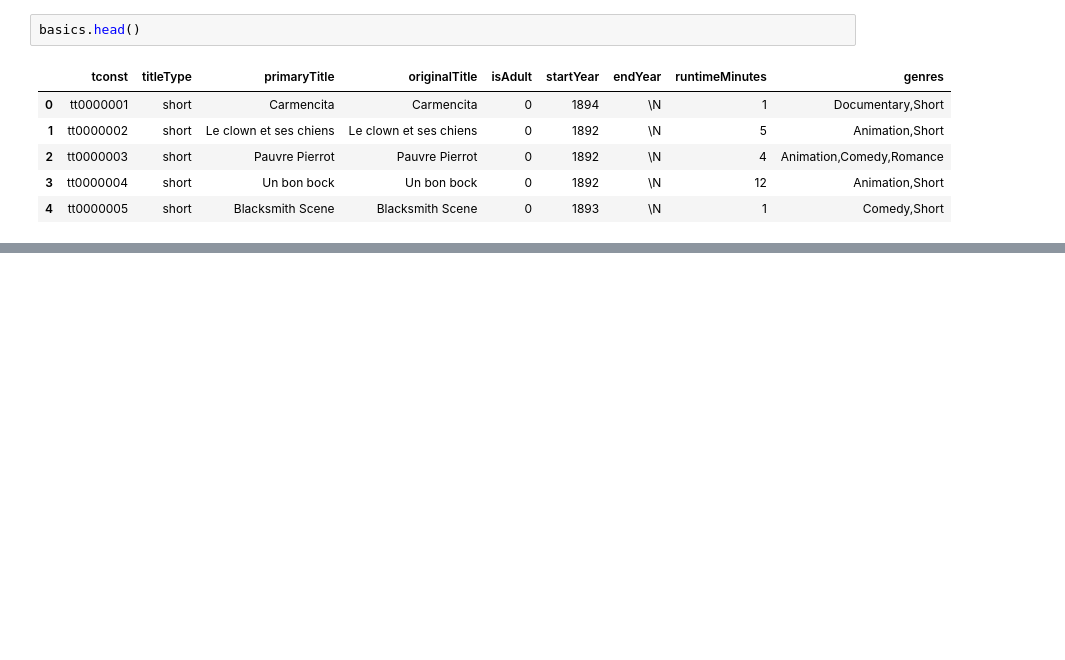
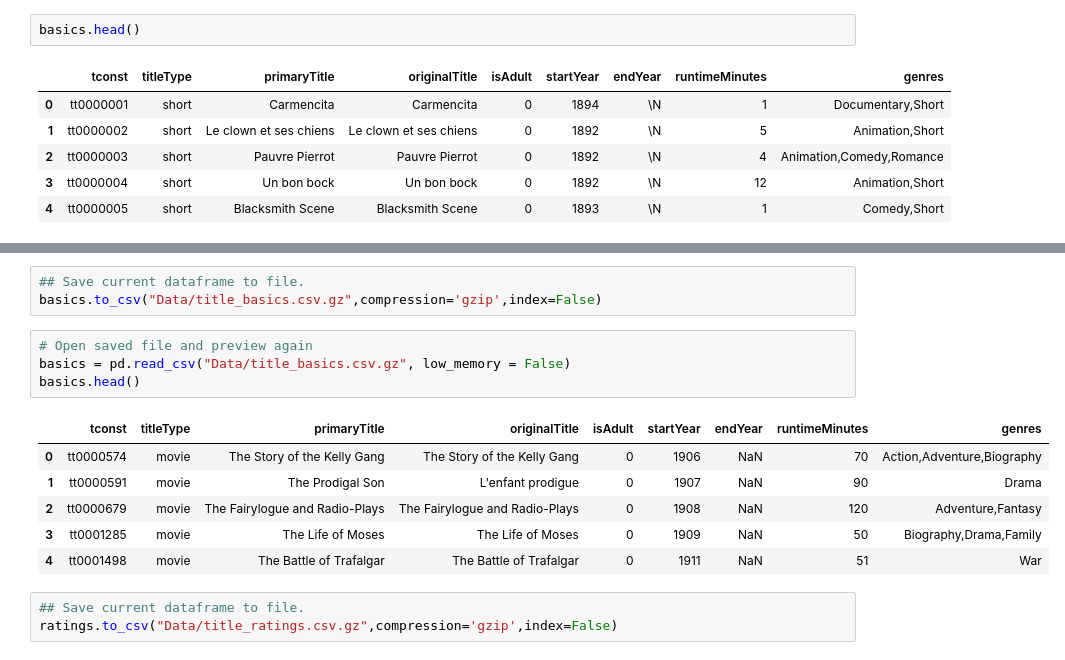
Before and after one commit to ch3rnoalpha/Project-3, a Jupyter notebook: Project3.ipynb, the cells around one changed output, grey strips where cells are left out. Cells and saved outputs as stored; diff of their text form; blank space fills up the shorter version.

```diff
--- a/Project3.ipynb
+++ b/Project3.ipynb
@@ -107,0 +257,17 @@ TypeError: '<' not supported between instances of 'str' and 'int'
+# %%
+## Save current dataframe to file.
+basics.to_csv("Data/title_basics.csv.gz",compression='gzip',index=False)
+# %%
+# Open saved file and preview again
+basics = pd.read_csv("Data/title_basics.csv.gz", low_memory = False)
+basics.head()
+# %% [output]
+|  | tconst | titleType | primaryTitle | originalTitle | isAdult | startYear | endYear | runtimeMinutes | genres |
+| 0 | tt0000574 | movie | The Story of the Kelly Gang | The Story of the Kelly Gang | 0 | 1906 | NaN | 70 | Action,Adventure,Biography |
+| 1 | tt0000591 | movie | The Prodigal Son | L'enfant prodigue | 0 | 1907 | NaN | 90 | Drama |
+| 2 | tt0000679 | movie | The Fairylogue and Radio-Plays | The Fairylogue and Radio-Plays | 0 | 1908 | NaN | 120 | Adventure,Fantasy |
+| 3 | tt0001285 | movie | The Life of Moses | The Life of Moses | 0 | 1909 | NaN | 50 | Biography,Drama,Family |
+| 4 | tt0001498 | movie | The Battle of Trafalgar | The Battle of Trafalgar | 0 | 1911 | NaN | 51 | War |
+# %%
+## Save current dataframe to file.
+ratings.to_csv("Data/title_ratings.csv.gz",compression='gzip',index=False)
```
Also changed, not shown: parts of 42 cells of this notebook, 4 other files.
